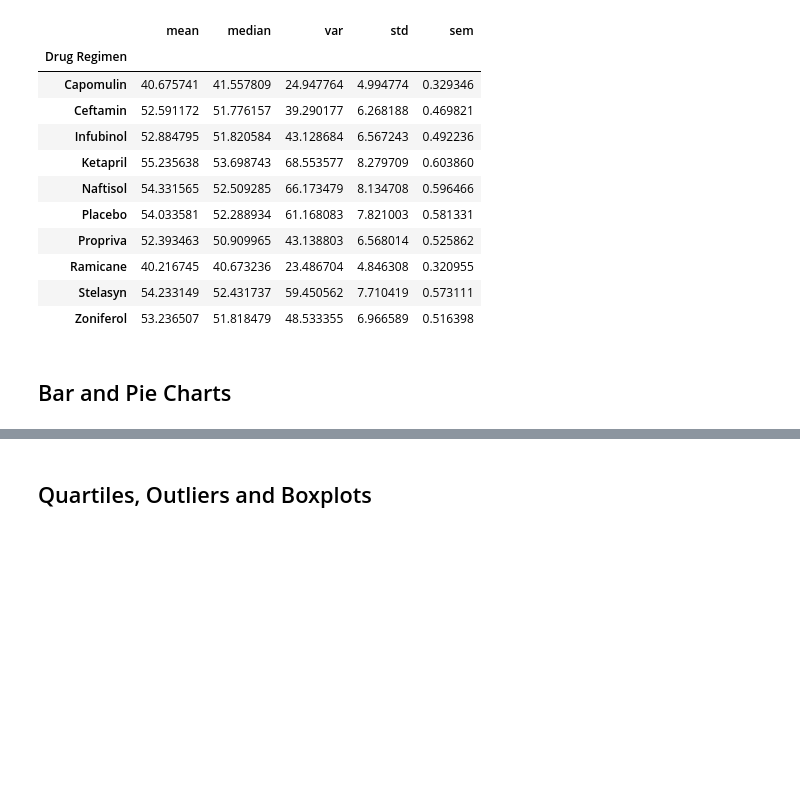
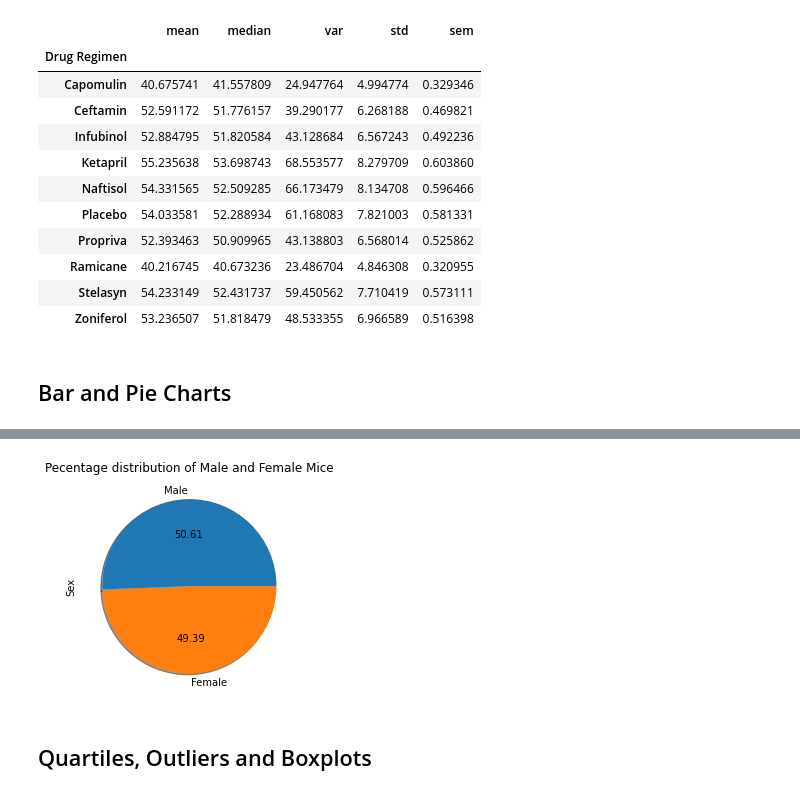
Before and after one commit to aarvinrathod/matplotlib-challenge, a Jupyter notebook: Pymaceuticals/pymaceuticals_starter.ipynb, the cells around one changed output, grey strips where cells are left out. Cells and saved outputs as stored; diff of their text form; code cells hidden in the pictures; blank space fills up the shorter version.

```diff
--- a/Pymaceuticals/pymaceuticals_starter.ipynb
+++ b/Pymaceuticals/pymaceuticals_starter.ipynb
@@ -140,5 +165,11 @@ group_df['Tumor Volume (mm3)'].agg(['mean','median','var','std','sem'])
 # %%
 # Generate a pie plot showing the distribution of female versus male mice using pyplot
+plt.pie(pieplot, shadow=True, labels=['Male','Female'], autopct='%.2f')
+plt.ylabel('Sex')
+plt.title('Pecentage distribution of Male and Female Mice')
+plt.show()
+# %% [output]
+[figure, added]
 # %% [markdown]
 ## Quartiles, Outliers and Boxplots
 # %%
```
Also changed, not shown: parts of 4 cells of this notebook.
